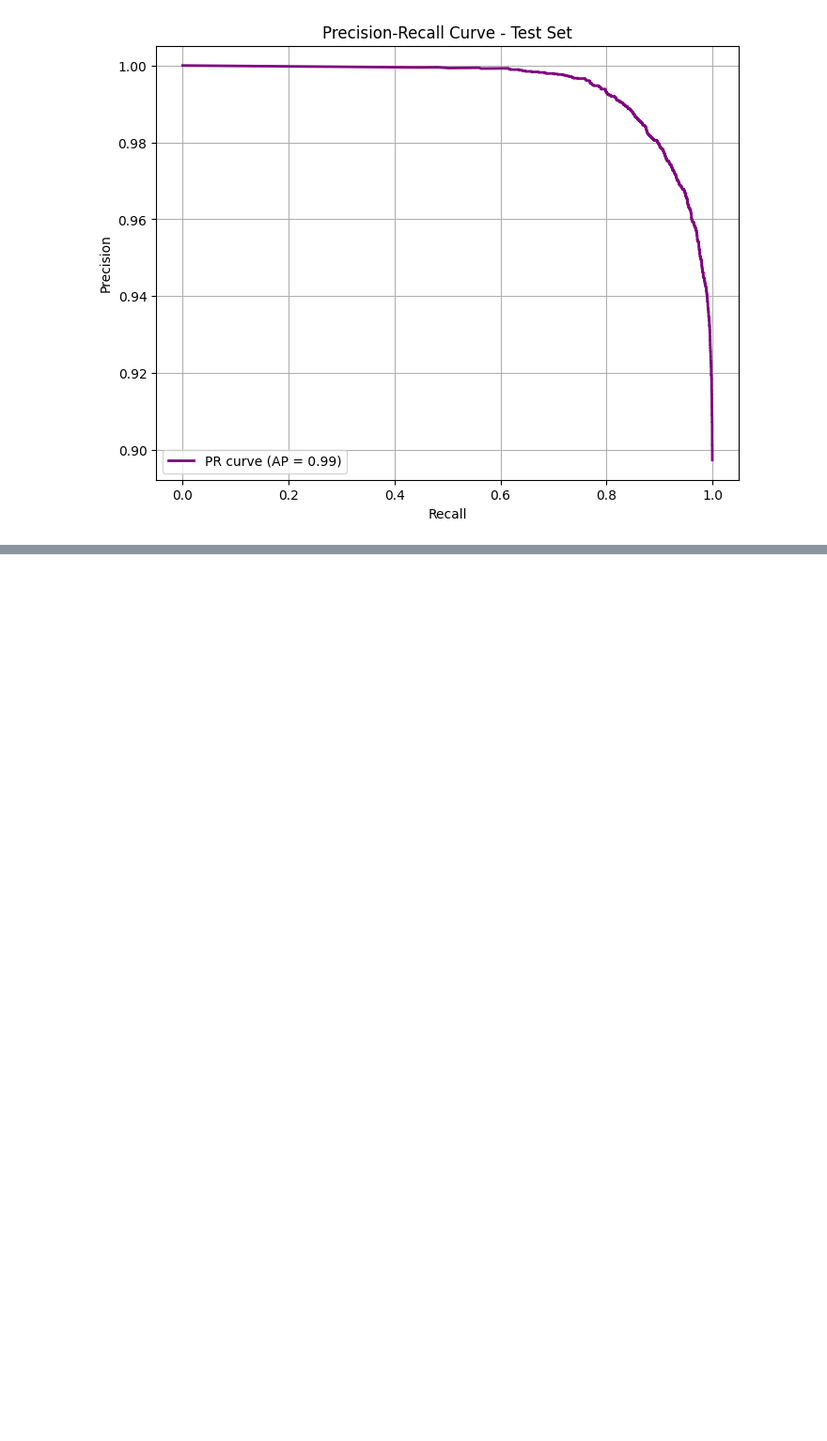
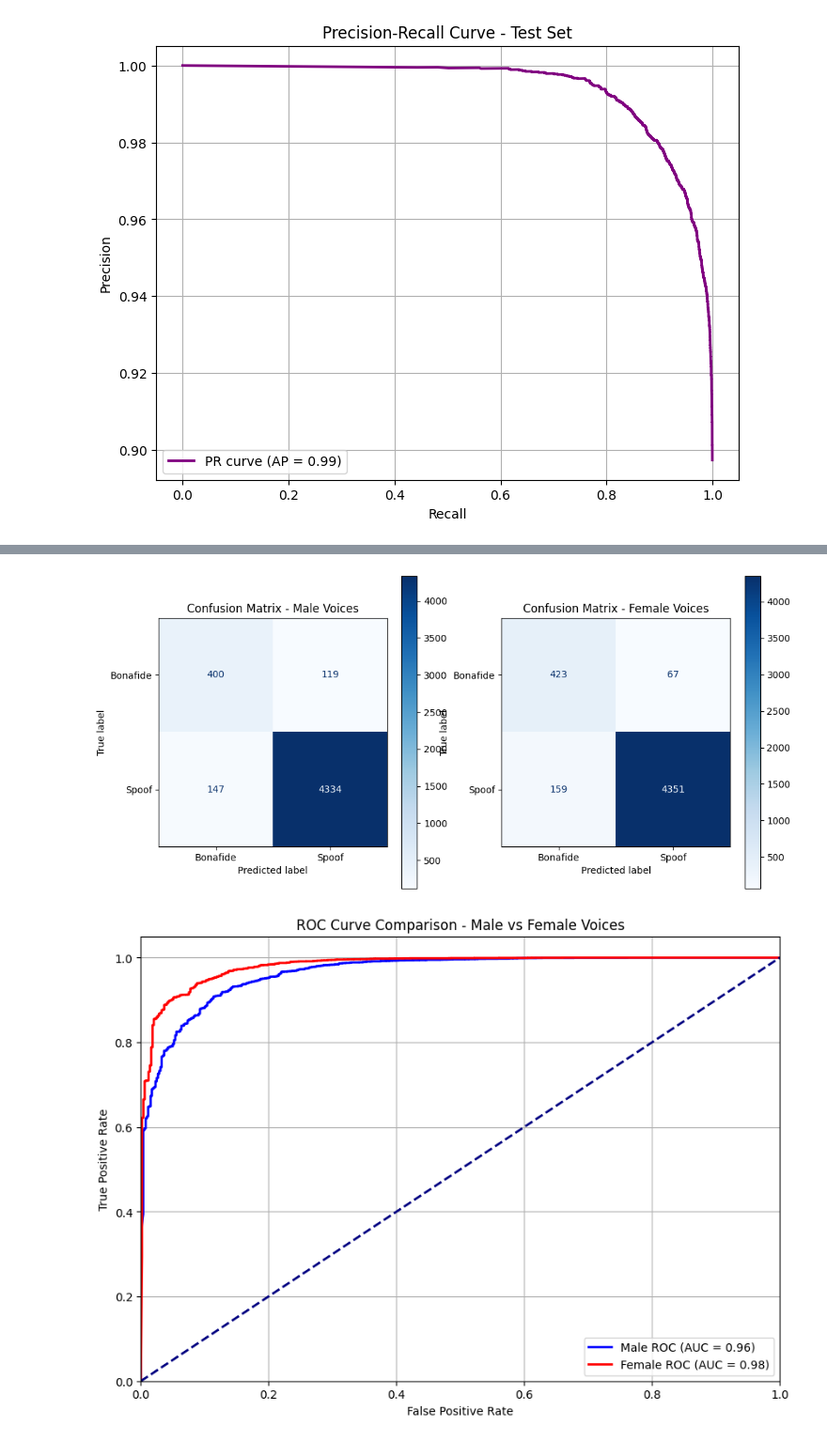
Before and after one commit to LovatoTomas/DF_AudioDeepfakeDetection, a Jupyter notebook: CNN_Base.ipynb, the cells around one changed output, grey strips where cells are left out. Shown at 94% size. Saved outputs shown, nothing was run; the diff lists cells and outputs as text; code cells hidden in the pictures; blank space fills up the shorter version.

Commit message:
Added fairness checking on CNN model

```diff
--- a/CNN_Base.ipynb
+++ b/CNN_Base.ipynb
@@ -633,0 +741,16 @@ plt.show()
+# %%
+import numpy as np
+from tensorflow.keras.utils import to_categorical
+
+# Map labels from strings to integers
+label_mapping = {"bonafide": 0, "spoof": 1}
+y_val_male = np.array([label_mapping[label] for label in y_val_male])
+y_val_female = np.array([label_mapping[label] for label in y_val_female])
+y_test_male = np.array([label_mapping[label] for label in y_test_male])
+y_test_female = np.array([label_mapping[label] for label in y_test_female])
+
+# Convert integer labels to one-hot encoded format
+y_train = to_categorical(y_val_male, NUM_CLASSES)
+y_val = to_categorical(y_val_female, NUM_CLASSES)
+y_test = to_categorical(y_test_male, NUM_CLASSES)
+y_test = to_categorical(y_test_female, NUM_CLASSES)
@@ -633,0 +776,61 @@ plt.show()
+# %%
+import matplotlib.pyplot as plt
+from sklearn.metrics import confusion_matrix, roc_curve, auc, ConfusionMatrixDisplay
+import numpy as np
+
+# Predict on validation datasets
+print("Predicting on validation dataset with male voices...")
+val_male_predictions = model.predict(X_val_male)
+val_male_pred_classes = np.argmax(val_male_predictions, axis=1)  # Predicted classes
+val_male_true_classes = y_val_male  # True classes already in integer form
+
+print("Predicting on validation dataset with female voices...")
+val_female_predictions = model.predict(X_val_female)
+val_female_pred_classes = np.argmax(val_female_predictions, axis=1)  # Predicted classes
+val_female_true_classes = y_val_female  # True classes already in integer form
+
+# Confusion Matrices
+conf_matrix_male = confusion_matrix(val_male_true_classes, val_male_pred_classes)
+conf_matrix_female = confusion_matrix(val_female_true_classes, val_female_pred_classes)
+
+# Plot confusion matrices
+fig, ax = plt.subplots(1, 2, figsize=(12, 6))
+ConfusionMatrixDisplay(conf_matrix_male, display_labels=["Bonafide", "Spoof"]).plot(ax=ax[0], cmap="Blues")
+ax[0].set_title("Confusion Matrix - Male Voices")
+ConfusionMatrixDisplay(conf_matrix_female, display_labels=["Bonafide", "Spoof"]).plot(ax=ax[1], cmap="Blues")
+ax[1].set_title("Confusion Matrix - Female Voices")
+plt.show()
+
+# ROC Curves
+fpr_male, tpr_male, _ = roc_curve(val_male_true_classes, val_male_predictions[:, 1])  # Use the positive class probabilities
+roc_auc_male = auc(fpr_male, tpr_male)
+
+fpr_female, tpr_female, _ = roc_curve(val_female_true_classes, val_female_predictions[:, 1])  # Use the positive class probabilities
+roc_auc_female = auc(fpr_female, tpr_female)
+
+plt.figure(figsize=(10, 7))
+plt.plot(fpr_male, tpr_male, color='blue', lw=2, label=f"Male ROC (AUC = {roc_auc_male:.2f})")
+plt.plot(fpr_female, tpr_female, color='red', lw=2, label=f"Female ROC (AUC = {roc_auc_female:.2f})")
+plt.plot([0, 1], [0, 1], color='navy', lw=2, linestyle='--')
+plt.xlim([0.0, 1.0])
+plt.ylim([0.0, 1.05])
+plt.xlabel("False Positive Rate")
+plt.ylabel("True Positive Rate")
+plt.title("ROC Curve Comparison - Male vs Female Voices")
+plt.legend(loc="lower right")
+plt.grid()
+plt.show()
+
+# Summary Plot
+accuracy_male = np.mean(val_male_pred_classes == val_male_true_classes)
+accuracy_female = np.mean(val_female_pred_classes == val_female_true_classes)
+
+plt.figure(figsize=(8, 6))
+plt.bar(["Male", "Female"], [accuracy_male, accuracy_female], color=['blue', 'red'])
+plt.ylim([0, 1])
+plt.ylabel("Accuracy")
+plt.title("Accuracy Comparison - Male vs Female Voices")
+for i, v in enumerate([accuracy_male, accuracy_female]):
+    plt.text(i, v + 0.02, f"{v:.2%}", ha='center', fontsize=12)
+plt.show()
+# %% [output]
@@ -633,0 +841,2 @@ plt.show()
+[figure, added]
+[figure, added]
```
Also changed, not shown: parts of 11 cells of this notebook.
